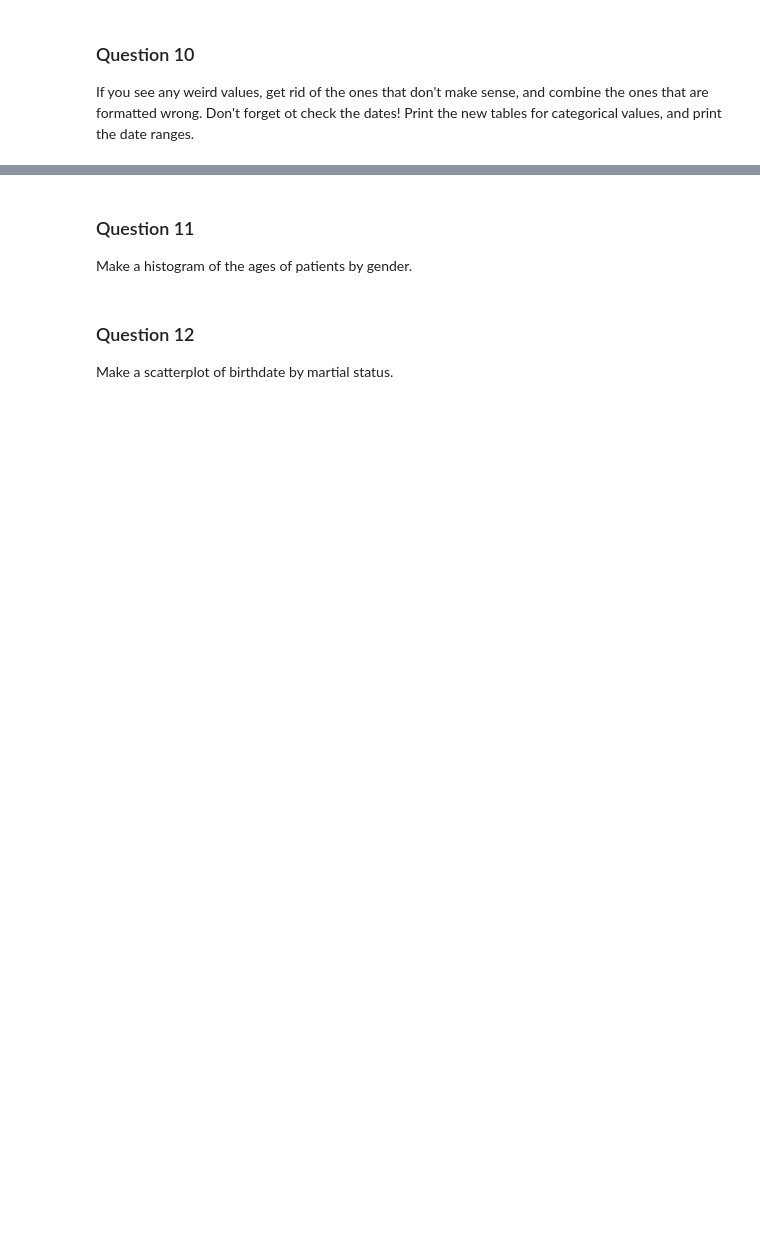
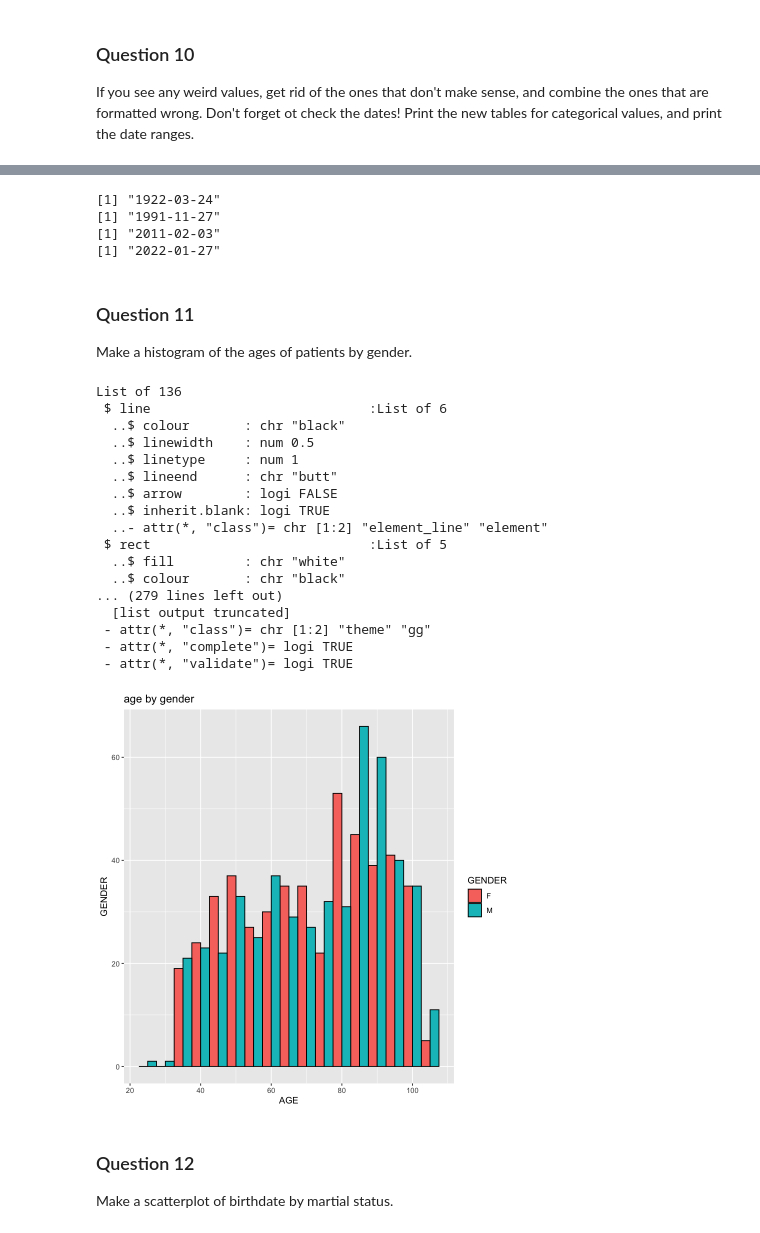
Before and after one commit to er1cyao/BIOS512, a Jupyter notebook: BIOS512_HW3.ipynb, the cells around one changed output, grey strips where cells are left out. Saved outputs shown, nothing was run; the diff lists cells and outputs as text; code cells hidden in the pictures; blank space fills up the shorter version.

```diff
--- a/BIOS512_HW3.ipynb
+++ b/BIOS512_HW3.ipynb
@@ -188,9 +188,24 @@ print(wideProperties)
 # %% [markdown]
 ### Question 7
 Perform a left join of the names and properties_wide data frames by the ID column and print the first 10 rows.
+# %%
+lftjoined <- names %>%
+  left_join(wideProp, by = "ID")
 # %% [markdown]
 ### Question 8
 Notice something interesting about the names in our data set. Fix the name formatting and print the first 10 observations.
+# %%
+lftjoined$FIRST <- gsub("[0-9]", '', lftjoined$FIRST )
+
+lftjoined$LAST <- gsub("[0-9]", '', lftjoined$LAST)
 # %% [markdown]
 ### Question 9
 Using a for statement to loop through the categorical variables (excluding name and ID), print the counts of each unique value in descending order, using the mdpre() function for formatting.
+# %%
+for(i in names(lftjoined)) {
+  if(!i %in% c("ID","FIRST","LAST")){
+    counts <- sort(table(lftjoined[i]), decreasing = TRUE)
+    mdpre(paste("counts", i, " "))
+    mdpre(capture.output(print(counts)))
+  }
+}
@@ -200,6 +291,49 @@ If you see any weird values, get rid of the ones that don't make sense, and comb
+# %%
+print(min(lftjoined$BIRTHDATE))
+print(max(lftjoined$BIRTHDATE))
+
+print(min(lftjoined$DEATHDATE, na.rm = TRUE))
+print(max(lftjoined$DEATHDATE, na.rm = TRUE))
+# %% [output]
+[1] "1922-03-24"
+[1] "1991-11-27"
+[1] "2011-02-03"
+[1] "2022-01-27"
 # %% [markdown]
 ### Question 11
 Make a histogram of the ages of patients by gender.
+# %%
+lftjoined$age <- ifelse(
+  is.na(lftjoined$DEATHDATE),
+  as.numeric(difftime(Sys.Date(), lftjoined$BIRTHDATE, units = "days")) / 365.25,
+  as.numeric(difftime(lftjoined$DEATHDATE, lftjoined$BIRTHDATE, units = "days")) / 365.25
+)
+# %%
+histplt <- ggplot(lftjoined, aes(x =age, fill = GENDER)) +
+  geom_histogram(binwidth = 5, position = "dodge", color = "black") +
+  labs(title = "age by gender",x = "AGE",y = "GENDER")
+  theme_minimal()
+
+histplt
+# %% [output]
+List of 136
+ $ line                            :List of 6
+  ..$ colour       : chr "black"
+  ..$ linewidth    : num 0.5
+  ..$ linetype     : num 1
+  ..$ lineend      : chr "butt"
+  ..$ arrow        : logi FALSE
+  ..$ inherit.blank: logi TRUE
+  ..- attr(*, "class")= chr [1:2] "element_line" "element"
+ $ rect                            :List of 5
+  ..$ fill         : chr "white"
+  ..$ colour       : chr "black"
+... (279 lines left out)
+  [list output truncated]
+ - attr(*, "class")= chr [1:2] "theme" "gg"
+ - attr(*, "complete")= logi TRUE
+ - attr(*, "validate")= logi TRUE
+[figure, added]
 # %% [markdown]
 ### Question 12
 Make a scatterplot of birthdate by martial status.
```
Also changed, not shown: parts of 4 cells of this notebook.
